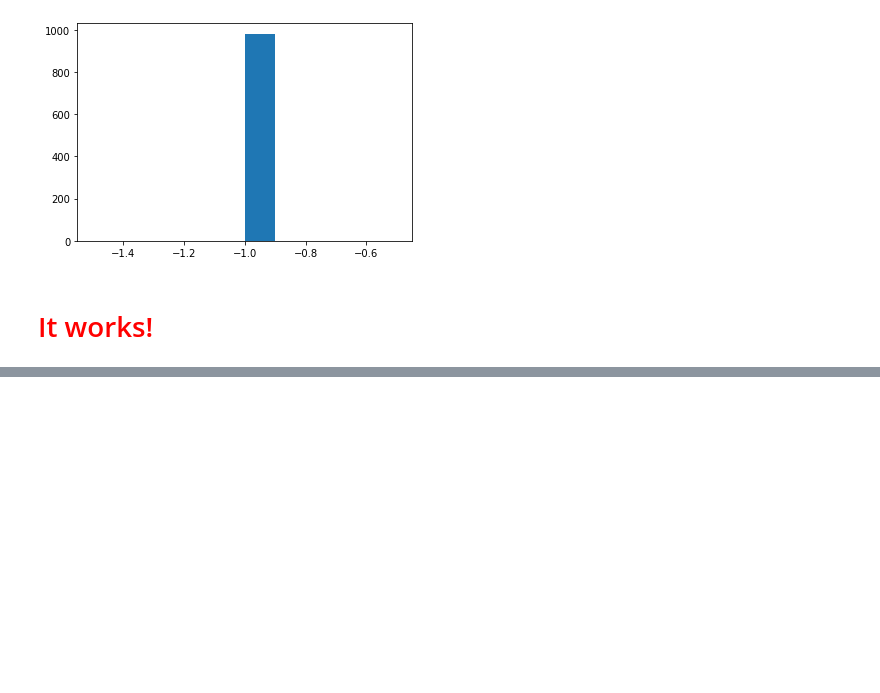
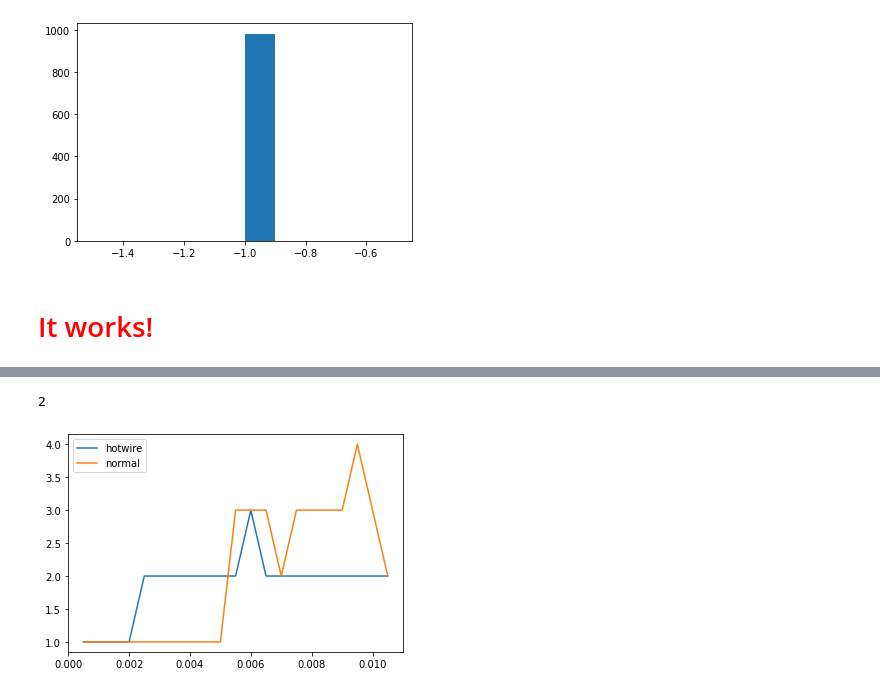
Before and after one commit to pkage/class_introspection, a Jupyter notebook: initial-explorations/MNIST- Keras.ipynb, the cells around one changed output, grey strips where cells are left out. Cells and saved outputs as stored; diff of their text form; code cells hidden in the pictures; blank space fills up the shorter version.

Commit message:
add some hyperparam enumeration

```diff
--- a/initial-explorations/MNIST- Keras.ipynb
+++ b/initial-explorations/MNIST- Keras.ipynb
@@ -569,0 +604,37 @@ plt.show()
+# %%
+def cluster_pca(pca_values, epsilon, significance_cutoff=0.05):
+    dbscan = DBSCAN(eps=epsilon)
+    vals = dbscan.fit_predict(pca_values)
+    #print(''.join([str(v + 1) for v in vals]))
+
+    #print(set(vals))
+    large_count = 0
+    for label in set(vals):
+        count = np.count_nonzero(vals == label)
+        #print(label, count, count / len(vals))
+        if (count / len(vals)) > significance_cutoff:
+            large_count += 1
+
+    return large_count
+
+cluster_pca(pca_vals, 0.004)
+# %% [output]
+2
+# %%
+def hyperparameter_enum(grid, pca_values, significance_cutoff=0.01):
+    outy = np.zeros(grid.shape)
+    for i, eps in enumerate(grid):
+        outy[i] = cluster_pca(pca_values, eps, significance_cutoff=significance_cutoff)
+        #print(i, eps)
+    return outy
+
+grid = np.arange(0.0005, 0.011, 0.0005)
+hp_hw = hyperparameter_enum(grid, pca_vals, significance_cutoff=0.02)
+hp_nh = hyperparameter_enum(grid, pca_vals_nh, significance_cutoff=0.02)
+
+plt.plot(grid, hp_hw, label='hotwire')
+plt.plot(grid, hp_nh, label='normal')
+plt.legend()
+plt.show()
+# %% [output]
+[figure, added]
```
Also changed, not shown: parts of 24 cells of this notebook.
